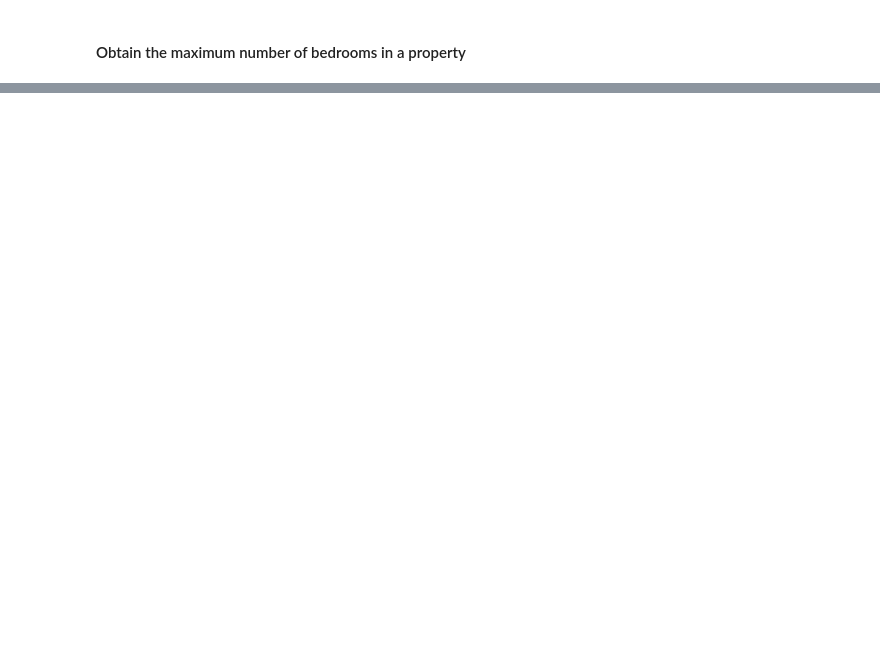
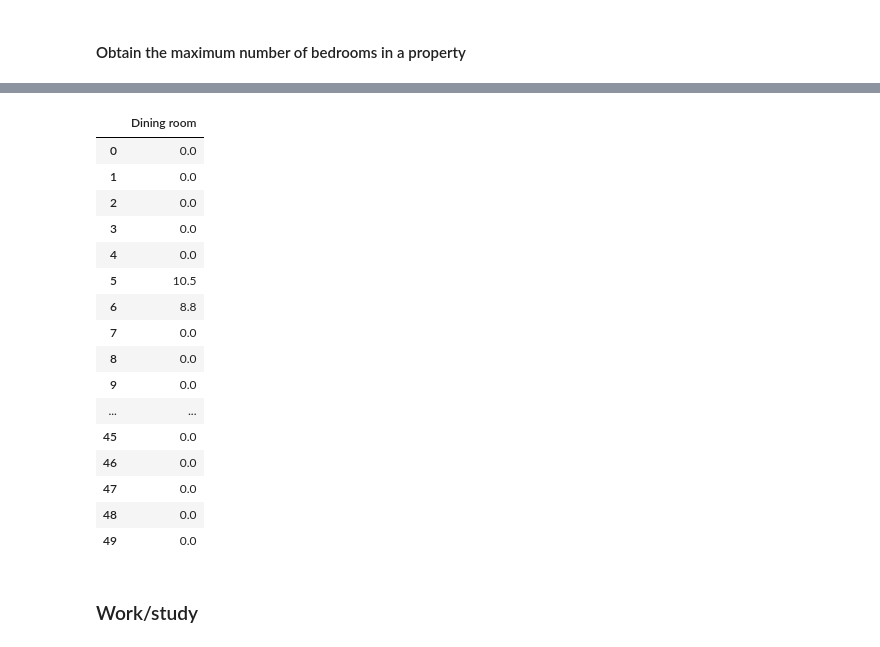
Before and after one commit to luowx0905/Individual-Project, a Jupyter notebook: sell property/read_dataset/read_property_data.ipynb, the cells around one changed output, grey strips where cells are left out. Saved outputs shown, nothing was run; the diff lists cells and outputs as text; code cells hidden in the pictures; blank space fills up the shorter version.

```diff
--- a/sell property/read_dataset/read_property_data.ipynb
+++ b/sell property/read_dataset/read_property_data.ipynb
@@ -618,0 +769,36 @@ bedrooms
+# %%
+dining_rooms = []
+for i in range(len(handler.s3_rooms)):
+    dining_room_per_property = 0
+    if handler.s3_rooms[i] is None:
+        dining_rooms.append(dining_room_per_property)
+        continue
+
+    for k, v in handler.s3_rooms[i].items():
+        if k in dining_names and isinstance(v, str):
+            dining_room_per_property += float(extract_area.parse(v)[1])
+
+    dining_rooms.append(dining_room_per_property)
+# %%
+dining_rooms = pd.DataFrame({"Dining room": dining_rooms})
+dining_rooms.iloc[:50]
+# %% [output]
+|  | Dining room |
+| 0 | 0.0 |
+| 1 | 0.0 |
+| 2 | 0.0 |
+| 3 | 0.0 |
+| 4 | 0.0 |
+| 5 | 10.5 |
+| 6 | 8.8 |
+| 7 | 0.0 |
+| 8 | 0.0 |
+| 9 | 0.0 |
+| ... | ... |
+| 45 | 0.0 |
+| 46 | 0.0 |
+| 47 | 0.0 |
+| 48 | 0.0 |
+| 49 | 0.0 |
+# %% [markdown]
+### Work/study
```
Also changed, not shown: parts of 24 cells of this notebook, 1 other file.
